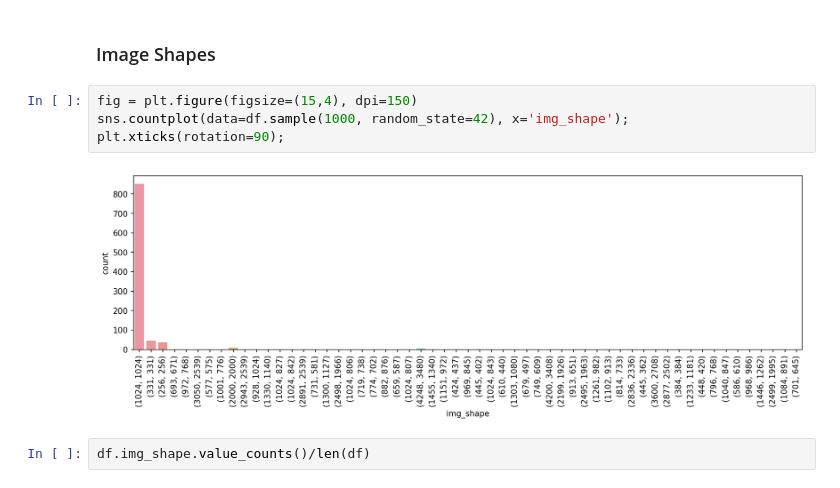
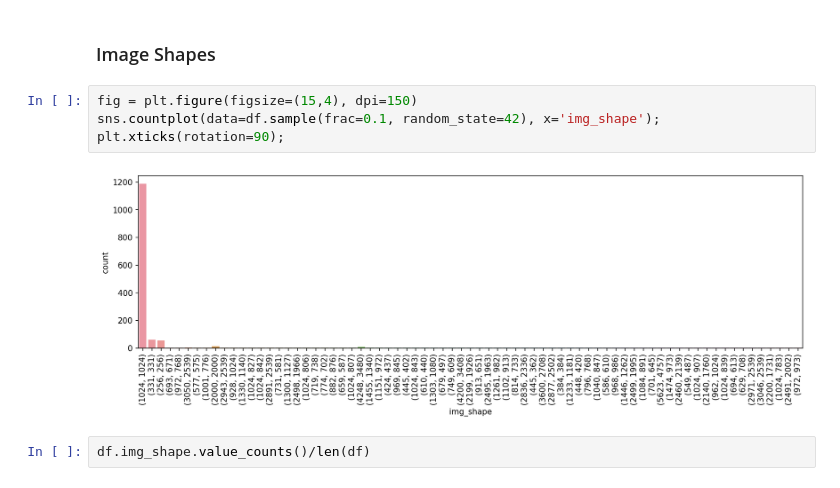
Before and after one commit to jigarparekh279/Machine_Learning_Projects, a Jupyter notebook: 04_Julich_Challenges/01_Covid19_Challlenge/solution_ML.ipynb, the cells around one changed output. Saved outputs shown, nothing was run; the diff lists cells and outputs as text.

```diff
--- a/04_Julich_Challenges/01_Covid19_Challlenge/solution_ML.ipynb
+++ b/04_Julich_Challenges/01_Covid19_Challlenge/solution_ML.ipynb
@@ -54,10 +54,10 @@ df.sample(10)
 ### Image Shapes
 # %%
 fig = plt.figure(figsize=(15,4), dpi=150)
-sns.countplot(data=df.sample(1000, random_state=42), x='img_shape');
+sns.countplot(data=df.sample(frac=0.1, random_state=42), x='img_shape');
 plt.xticks(rotation=90);
 # %% [output]
-[figure, old version]
+[figure, new version]
 # %%
 df.img_shape.value_counts()/len(df)
 # %% [output]
```
Also changed, not shown: parts of 17 cells of this notebook, 5 other files.
